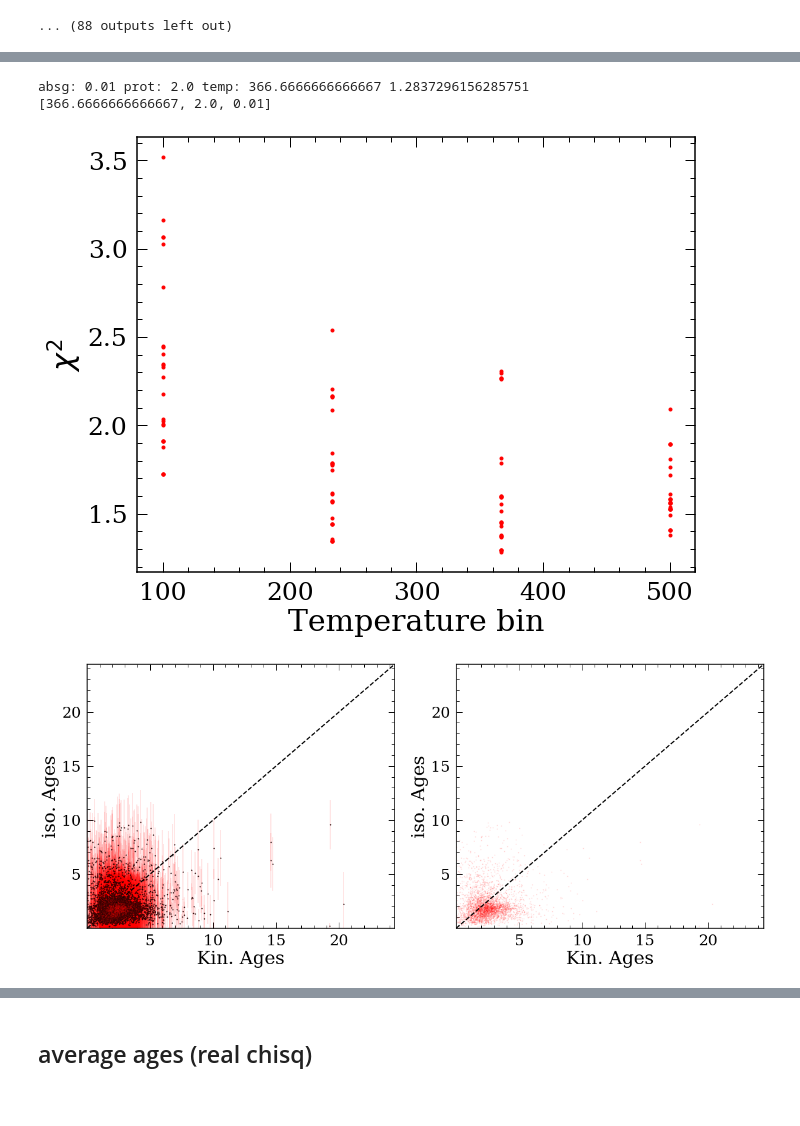
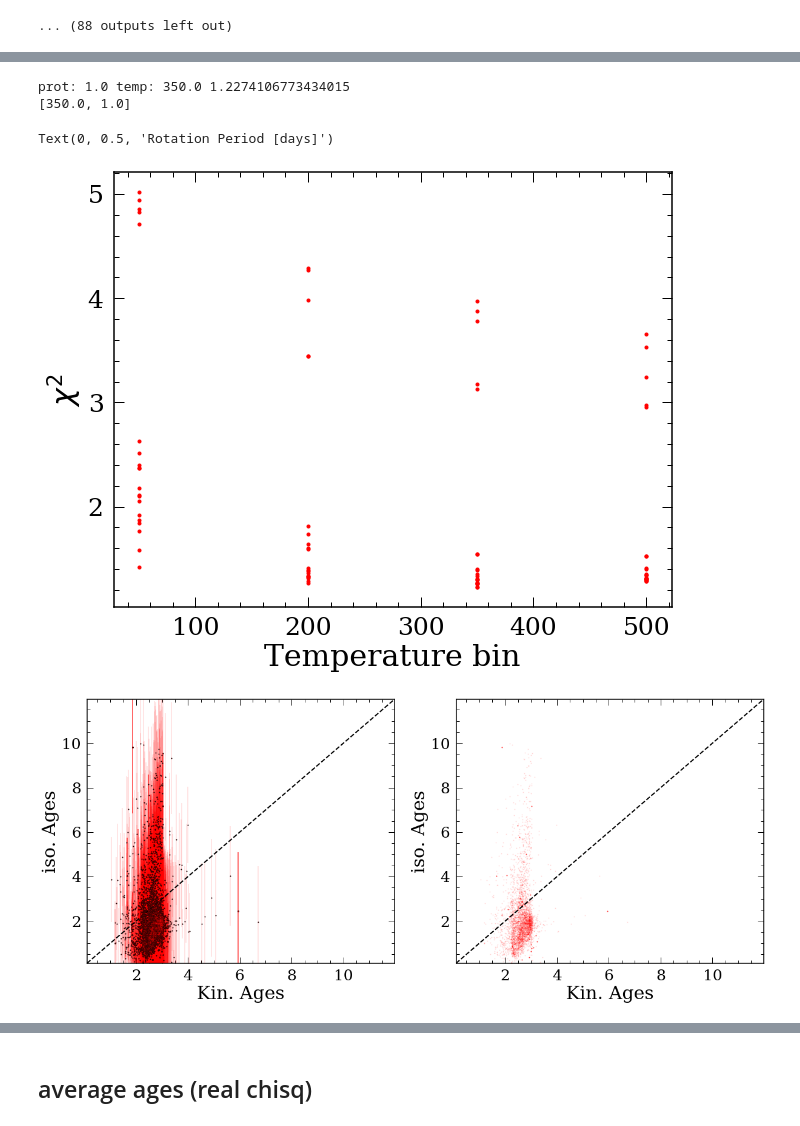
Before and after one commit to lyx12311/KeplerAges, a Jupyter notebook: TravisAges.ipynb, the cells around one changed output, grey strips where cells are left out. Drawn from its saved outputs; the diff is of its cells as text; code cells hidden in the pictures.

```diff
--- a/TravisAges.ipynb
+++ b/TravisAges.ipynb
@@ -186,0 +264,2 @@ getkinAges_err(df_prot_s,['teff_calc','Prot_log','abs_G','logg_y'],[366.66666666
+# %%
+df_prot_s['logg']=df_prot_s['logg_y']
@@ -189,9 +300,10 @@ getkinAges_err(df_prot_s,['teff_calc','Prot_log','abs_G','logg_y'],[366.66666666
 # %%
 # compare to real ages
 import scipy
+df_prot_s['Rvar_log']=np.log10(df_prot_s['Rvar'])
 
 protbins=np.linspace(1.,5.,5)
-loggbins=np.linspace(0.1,0.7,5)
+loggbins=np.linspace(0.1,5,5)
 tempbins=np.linspace(100.,500.,4)
 absg=np.linspace(0.0001,0.05,5)
 
@@ -209,12 +321,13 @@ for i in tempbins:
             for l in absg:
                 print(float(count)/float(total))
                 count=count+1
-                getkinAges(df_prot_s,['teff_calc','Prot_log','logg_y','abs_G'],[i,j,k,l])
+                getkinAges(df_prot_s,['teff_calc','Prot_log','Rvar_log','abs_G'],[i,j,k,l])
                 stat_df=df_prot_s.dropna(subset=['kin_age','iso_age','iso_age_err1'])
                 if len(stat_df)<1000:
                     continue
                 stat_df=stat_df.loc[stat_df['iso_age']<10]
                 stat_df=stat_df.loc[stat_df['iso_age_err1']<3]
+
                 chisq_sing=sum(np.power(stat_df['kin_age']-stat_df['iso_age'],2.)/stat_df['iso_age_err'])
                 chisq.append(chisq_sing/len(stat_df))
                 MAD.append(np.median(stat_df['kin_age']-stat_df['iso_age']/
@@ -298,10 +414,10 @@ df_prot_s.to_pickle('minchisq.pkl')
 # %%
 # compare to real ages
 import scipy
-
-protbins=np.linspace(1.,5.,5)
-tempbins=np.linspace(100.,500.,4)
-absg=np.linspace(0.01,0.05,5)
+df_prot_s.dropna(subset=['v_b','teff_calc','Prot_log'])
+protbins=np.linspace(0.1,0.5,5)
+tempbins=np.linspace(50.,500.,4)
+absg=np.linspace(0.01,0.5,4)
 
 chisq=[]
 MAD=[]
@@ -315,19 +431,18 @@ for i in tempbins:
         for l in absg:
             print(float(count)/float(total))
             count=count+1
-            getkinAges(df_prot_s,['teff_calc','Prot_log','abs_G'],[i,j,l])
+            df_prot_s['vel_dis'],df_prot_s['kin_age']=getkinAges(df_prot_s,['teff_calc','Prot_mix_log','abs_G'],[i,j,l])
             stat_df=df_prot_s.dropna(subset=['kin_age','iso_age','iso_age_err1'])
-            if len(stat_df)<1000:
+            if len(stat_df)<0.8*len(df_prot_s):
                 continue
             stat_df=stat_df.loc[stat_df['iso_age']<10]
             stat_df=stat_df.loc[stat_df['iso_age_err1']<3]
-            chisq_sing=sum(np.power(stat_df['kin_age']-stat_df['iso_age'],2.)/stat_df['iso_age_err'])
+            chisq_sing=sum(np.power(stat_df['kin_age']-stat_df['iso_age'],2.)/stat_df['iso_age_err1'])
             chisq.append(chisq_sing/len(stat_df))
             MAD.append(np.median(stat_df['kin_age']-stat_df['iso_age']/
                         np.sqrt(np.power(stat_df['kin_age'],2)+np.power(stat_df['iso_age'],2))))
             tempbins_a.append(i)
             protbins_a.append(j)
-            loggbins_a.append(k)
             absg_a.append(l)
             #slope=df_prot_s
 #getAveAges(df_prot_s,['teff_calc','Prot_log','logg_y'],[550.,0.03,0.2])
@@ -353,13 +600,13 @@ plt.plot(tempbins_a,chisq,'r.')
 plt.xlabel('Temperature bin')
 plt.ylabel('$\chi^2$')
 
-chisq_s,rotbin_a_s,tempbin_a_s,absg_s=zip(*sorted(zip(chisq,protbins_a,tempbins_a,absg_a)))
+chisq_s,rotbin_a_s,tempbin_a_s=zip(*sorted(zip(chisq,protbins_a,tempbins_a)))
 
-print('absg:',absg_a[0],'prot:',rotbin_a_s[0],'temp:',tempbin_a_s[0],chisq_s[0])
-print([tempbin_a_s[0],rotbin_a_s[0],absg_a[0]])
+print('prot:',rotbin_a_s[0],'temp:',tempbin_a_s[0],chisq_s[0])
+print([tempbin_a_s[0],rotbin_a_s[0]])
 
-getkinAges(df_prot_s,['teff_calc','Prot_log','abs_G'],
-           [tempbin_a_s[0],rotbin_a_s[0],absg_a[0]])
+df_prot_s['vel_dis'],df_prot_s['kin_age']=getkinAges(df_prot_s,['teff_calc','Prot_log'],
+           [tempbin_a_s[0],rotbin_a_s[0]])
 #getkinAges(df_prot_s,['teff_calc','Prot_log','abs_G'],[200.,0.4,0.5])
 
 df_prot_s_plot=df_prot_s.loc[df_prot_s['iso_age']<10]
@@ -371,35 +618,46 @@ plt.subplot(1,2,1)
 """
 plt.errorbar(df_prot_s_plot['kin_age'], df_prot_s_plot['iso_age'],
              yerr=df_prot_s_plot['iso_age_err1'],fmt='ro',alpha=0.1,markersize=1)
 """
 plt.errorbar(df_prot_s_plot['kin_age'], df_prot_s_plot['iso_age'],
              yerr=df_prot_s_plot['iso_age_err1'],fmt='ro',alpha=0.1,markersize=1)
 plt.plot(df_prot_s_plot['kin_age'], df_prot_s_plot['iso_age'],'ko',alpha=1,markersize=1)
 minage=min(min(df_prot_s_plot['iso_age']),min(df_prot_s_plot['kin_age']))
 maxage=max(max(df_prot_s_plot['iso_age']),max(df_prot_s_plot['kin_age']))
 
 #z=np.polyfit(df_prot_s['kin_age'],df_prot_s['iso_age'],1,w=1/np.power(df_prot_s['iso_age_err1'],2.))
 
 #plt.plot([0.8*minage,1.2*maxage],np.polyval(z,[0.8*minage,maxage]),'b--')
 plt.plot([0.8*minage,1.2*maxage],[0.8*minage,1.2*maxage],'k--')
 plt.xlim([0.8*minage,1.2*maxage])
 plt.ylim([0.8*minage,1.2*maxage])
 plt.xlabel('Kin. Ages')
 plt.ylabel('iso. Ages')
 plt.subplot(1,2,2)
 plt.plot(df_prot_s_plot['kin_age'], df_prot_s_plot['iso_age'],'ro',alpha=0.1,markersize=1)
 
 #plt.plot([0.8*minage,1.2*maxage],np.polyval(z,[0.8*minage,maxage]),'b--')
 plt.plot([0.8*minage,1.2*maxage],[0.8*minage,1.2*maxage],'k--')
 plt.xlim([0.8*minage,1.2*maxage])
 plt.ylim([0.8*minage,1.2*maxage])
 plt.xlabel('Kin. Ages')
 plt.ylabel('iso. Ages')
 
 
-df_prot_s.to_pickle('minchisq.pkl')
+plt.figure(figsize=(10,8))
+cm = plt.cm.get_cmap('viridis',10)
+plt.scatter(df_prot_s['teff_calc'],df_prot_s['Prot'],
+            c=df_prot_s['kin_age'],cmap=cm,vmin=0,vmax=8)
+cb=plt.colorbar()
+
+cb.set_label('Age [Gyr]')
+plt.gca().invert_xaxis()
+plt.xlabel('Temperature [K]')
+plt.ylabel('Rotation Period [days]')
+#df_prot_s.to_pickle('minchisq.pkl')
 # %% [output]
-absg: 0.01 prot: 2.0 temp: 366.6666666666667 1.2837296156285751
-[366.6666666666667, 2.0, 0.01]
+prot: 1.0 temp: 350.0 1.2274106773434015
+[350.0, 1.0]
+Text(0, 0.5, 'Rotation Period [days]')
-[figure, old version]
+[figure, new version]
-[figure, old version]
+[figure, new version]
```
Also changed, not shown: parts of 42 cells of this notebook, 16 other files.
